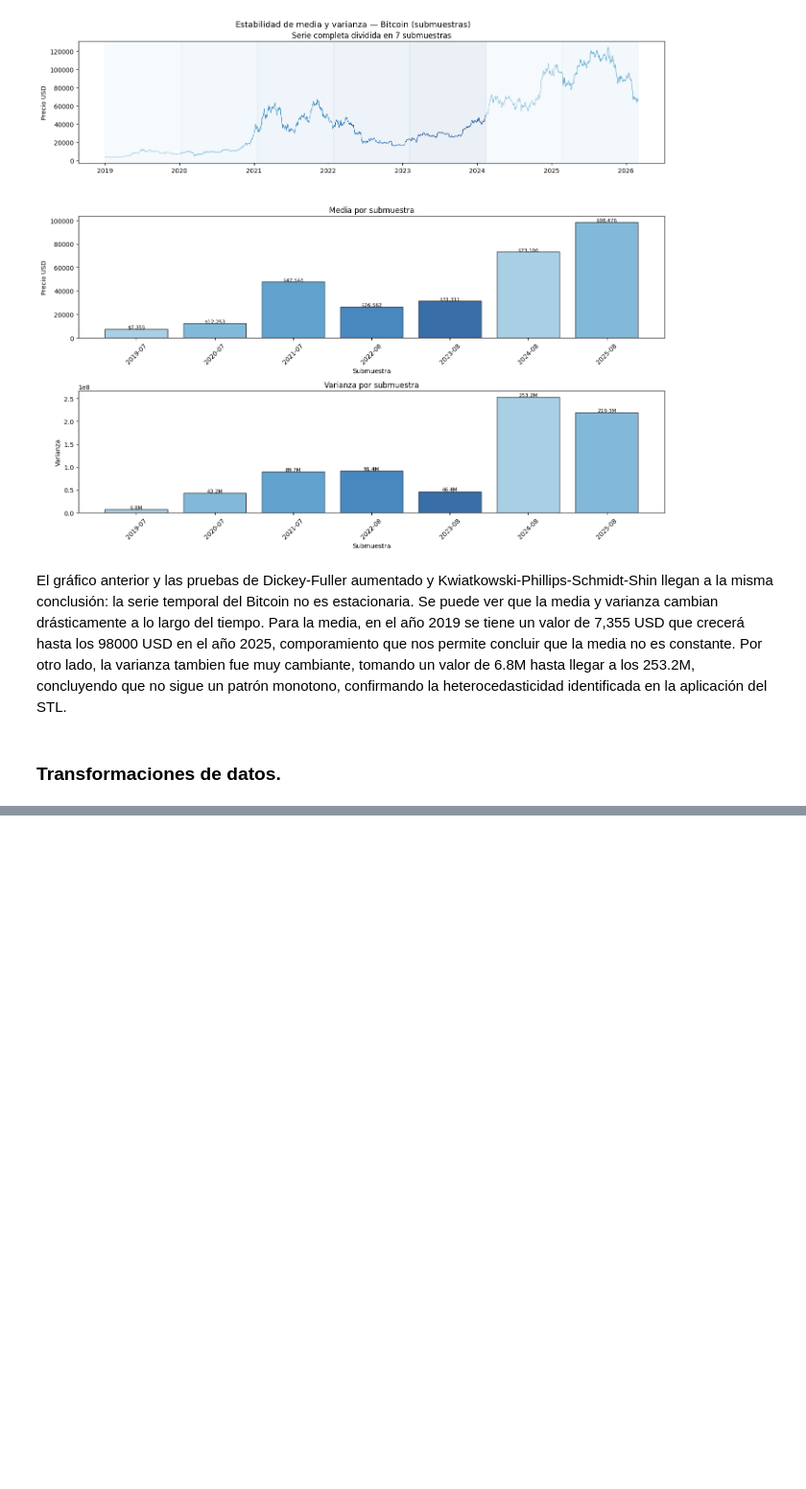
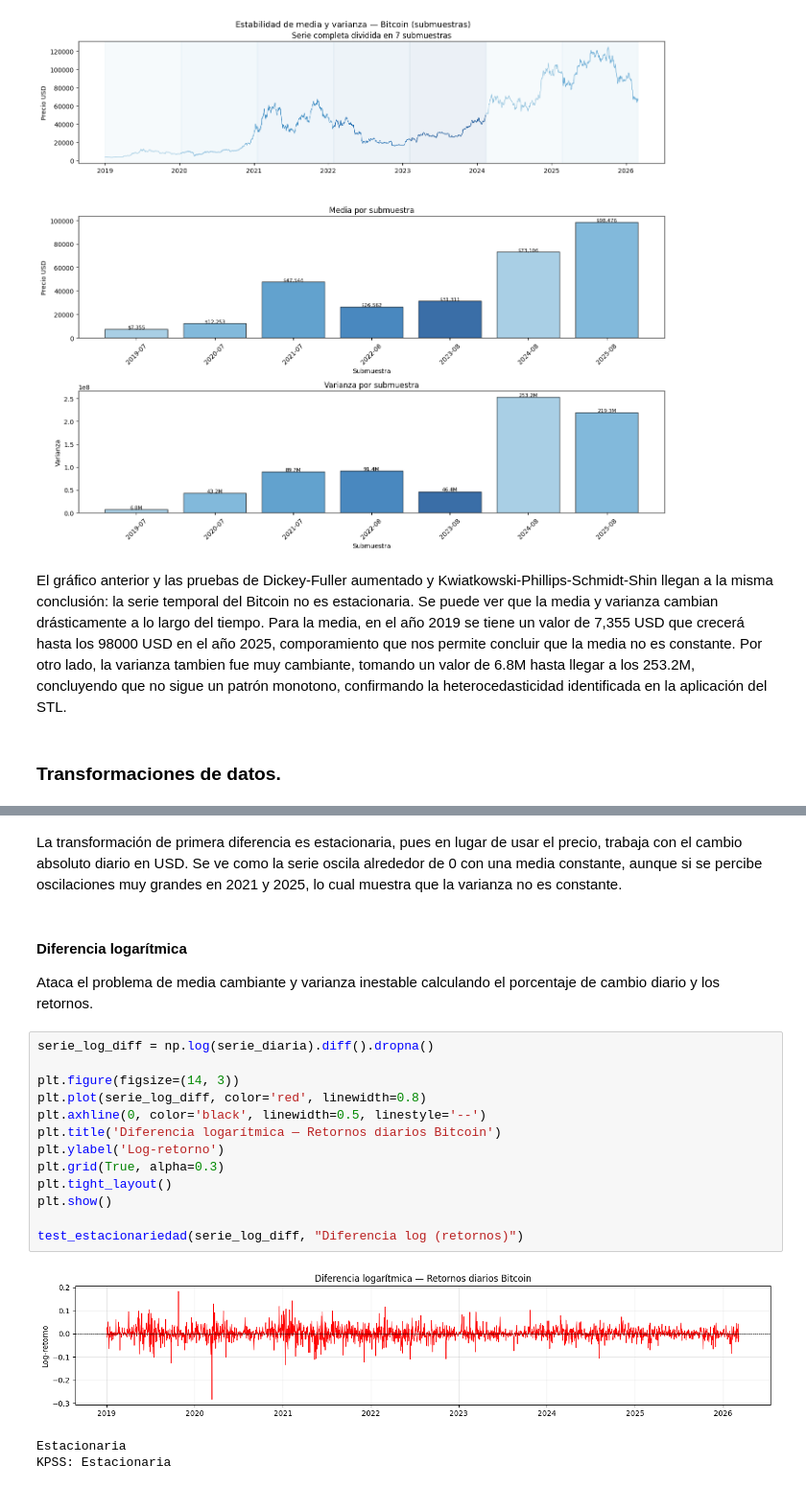
Before and after one commit to T1fff/Proyecto-Investigacion-Bitcoin, a Jupyter notebook: index.ipynb, the cells around one changed output, grey strips where cells are left out. Shown at 96% size. Drawn from its saved outputs; the diff is of its cells as text; blank space fills up the shorter version.

```diff
--- a/index.ipynb
+++ b/index.ipynb
@@ -717,0 +776,22 @@ El gráfico anterior y las pruebas de Dickey-Fuller aumentado y Kwiatkowski-Phil
+# %% [markdown]
+La transformación de primera diferencia es estacionaria, pues en lugar de usar el precio, trabaja con el cambio absoluto diario en USD. Se ve como la serie oscila alrededor de 0 con una media constante, aunque si se percibe oscilaciones muy grandes en 2021 y 2025, lo cual muestra que la varianza no es constante.
+# %% [markdown]
+#### Diferencia logarítmica
+Ataca el problema de media cambiante y varianza inestable calculando el porcentaje de cambio diario y los retornos.
+# %%
+serie_log_diff = np.log(serie_diaria).diff().dropna()
+
+plt.figure(figsize=(14, 3))
+plt.plot(serie_log_diff, color='red', linewidth=0.8)
+plt.axhline(0, color='black', linewidth=0.5, linestyle='--')
+plt.title('Diferencia logarítmica — Retornos diarios Bitcoin')
+plt.ylabel('Log-retorno')
+plt.grid(True, alpha=0.3)
+plt.tight_layout()
+plt.show()
+
+test_estacionariedad(serie_log_diff, "Diferencia log (retornos)")
+# %% [output]
+[figure, added]
+Estacionaria
+KPSS: Estacionaria
```
Also changed, not shown: parts of 14 cells of this notebook.
